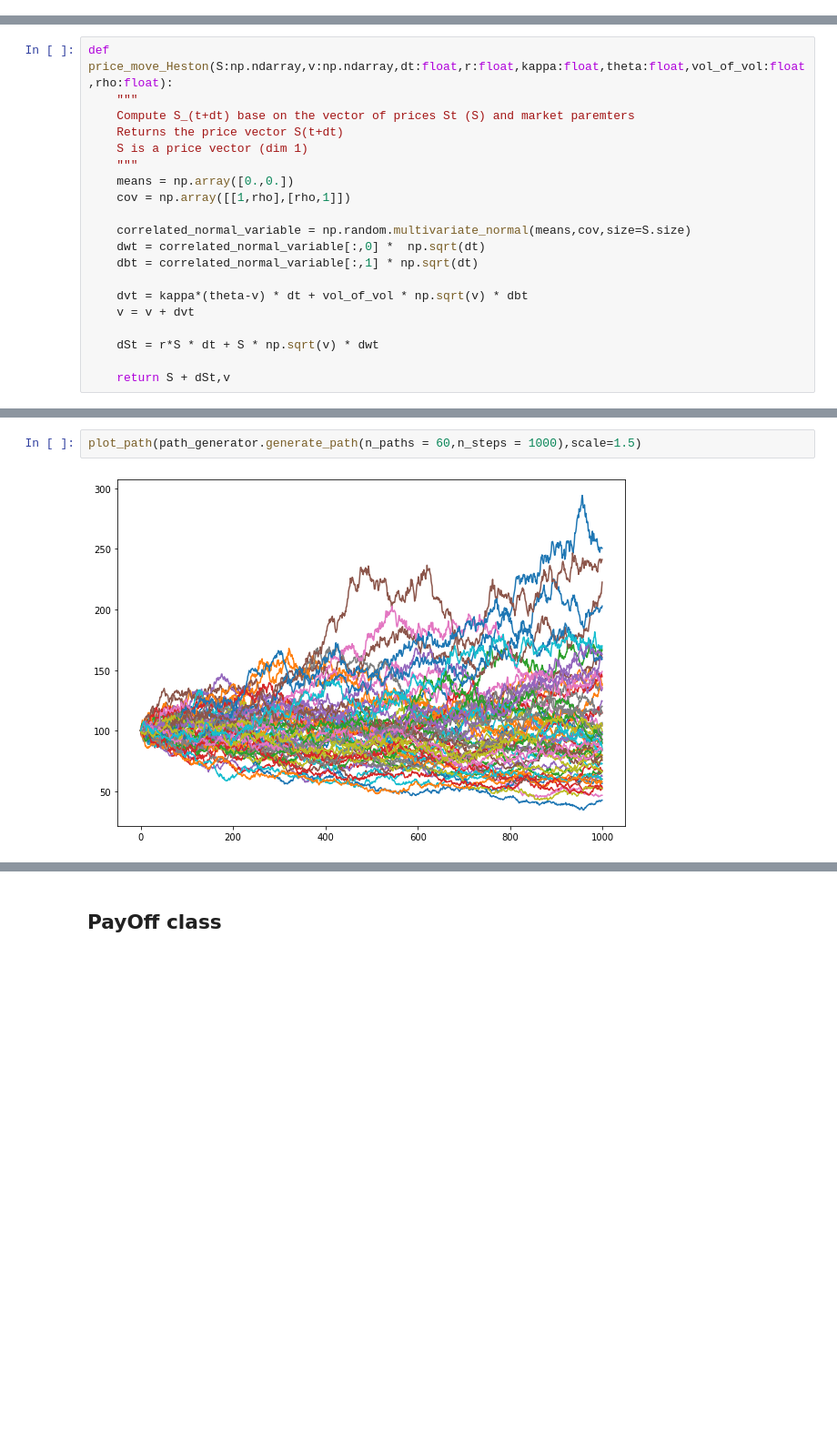
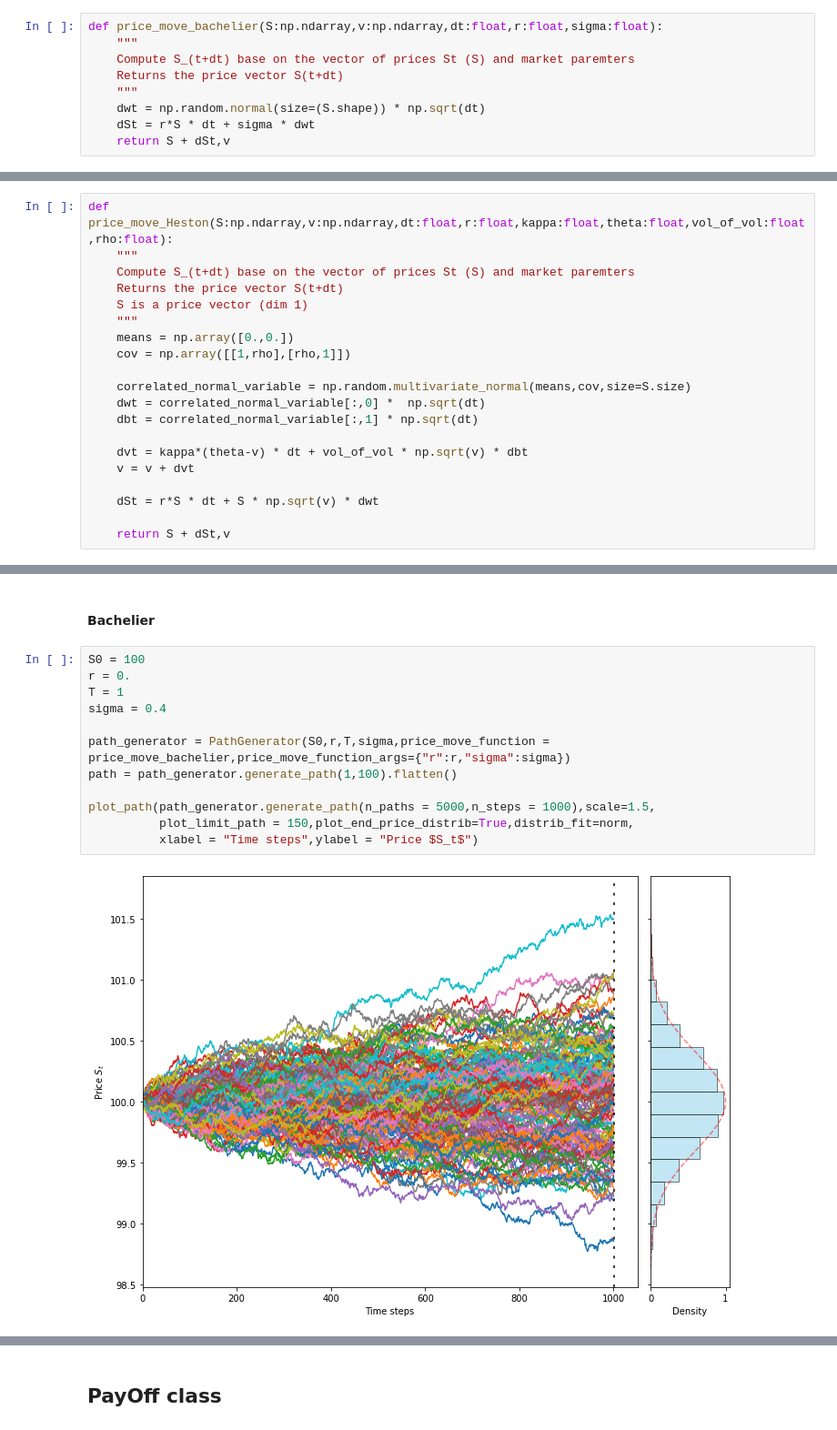
Before and after one commit to Max-Ded/computing-finance, a Jupyter notebook: simulation-for-finance/coursework-notebook.ipynb, the cells around one changed output, grey strips where cells are left out. Shown at 91% size. Drawn from its saved outputs; the diff is of its cells as text; blank space fills up the shorter version.

```diff
--- a/simulation-for-finance/coursework-notebook.ipynb
+++ b/simulation-for-finance/coursework-notebook.ipynb
@@ -33,6 +106,15 @@ def time_it(func):
 ## Path generator class
 # %% [markdown]
 ### Model and wrapper
+# %%
+def price_move_bachelier(S:np.ndarray,v:np.ndarray,dt:float,r:float,sigma:float):
+    """
+    Compute S_(t+dt) base on the vector of prices St (S) and market paremters
+    Returns the price vector S(t+dt)
+    """
+    dwt = np.random.normal(size=(S.shape)) * np.sqrt(dt)
+    dSt = r*S * dt + sigma * dwt
+    return S + dSt,v
 # %%
 def price_move_black_scholes(S:np.ndarray,v:np.ndarray,dt:float,r:float,sigma:float):
     """
@@ -128,4 +213,16 @@ Final price value is : 125.85
-# %%
-plot_path(path_generator.generate_path(n_paths = 60,n_steps = 1000),scale=1.5)
-# %% [output]
-[figure, removed]
+# %% [markdown]
+#### Bachelier
+# %%
+S0 = 100
+r = 0.
+T = 1
+sigma = 0.4
+
+path_generator = PathGenerator(S0,r,T,sigma,price_move_function = price_move_bachelier,price_move_function_args={"r":r,"sigma":sigma})
+path = path_generator.generate_path(1,100).flatten()
+
+plot_path(path_generator.generate_path(n_paths = 5000,n_steps = 1000),scale=1.5,
+          plot_limit_path = 150,plot_end_price_distrib=True,distrib_fit=norm,
+          xlabel = "Time steps",ylabel = "Price $S_t$")
+# %% [output]
+[figure, added]
```
Also changed, not shown: parts of 91 cells of this notebook.
